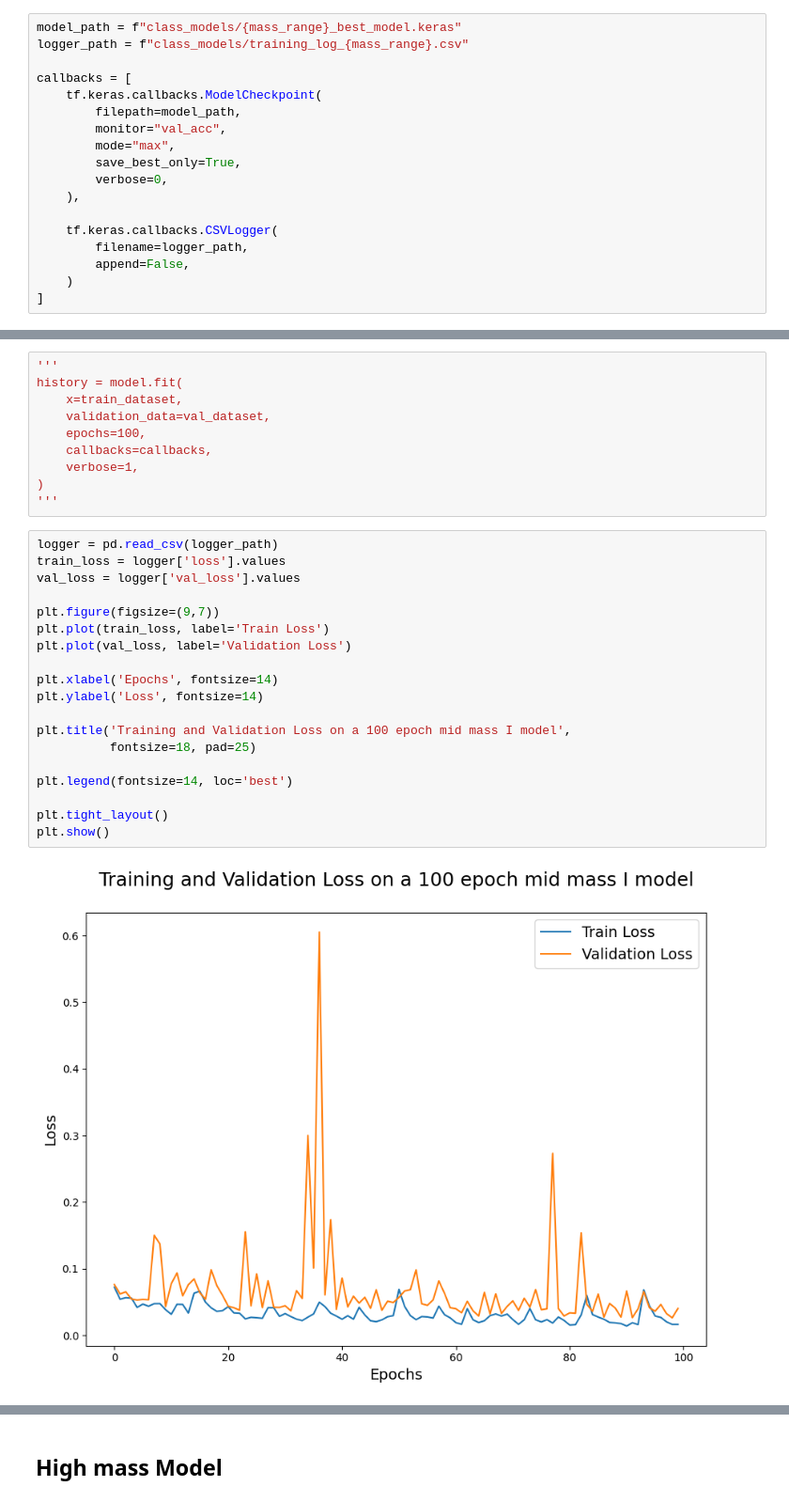
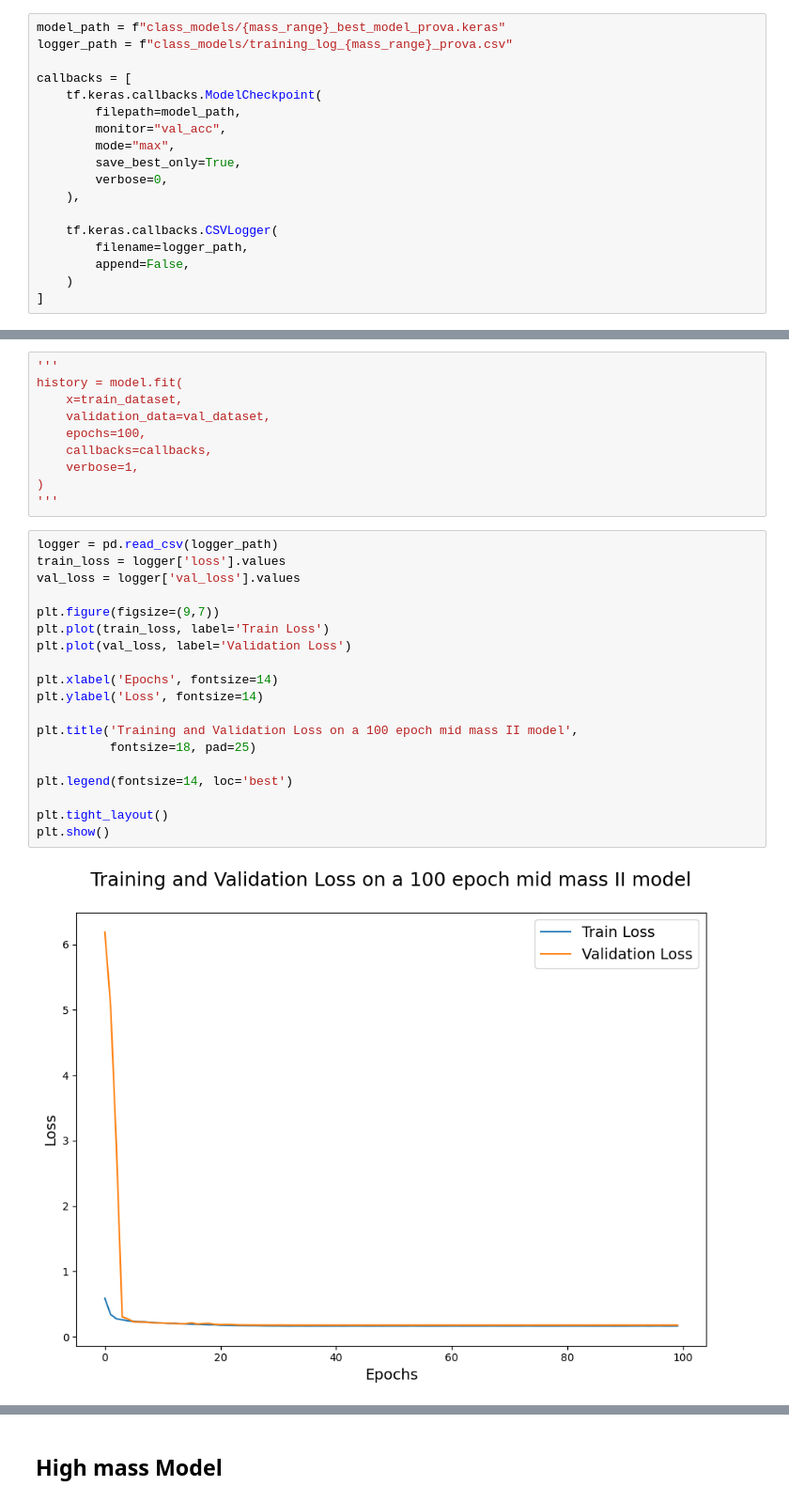
Before and after one commit to gaiavolpi/Thesis, a Jupyter notebook: 3_classification.ipynb, the cells around one changed output, grey strips where cells are left out. Shown: that part at 94% size. Saved outputs shown, nothing was run; the diff lists cells and outputs as text.

```diff
--- a/3_classification.ipynb
+++ b/3_classification.ipynb
@@ -398,8 +455,8 @@ train_dataset = make_dataset(X_train, y_train, classification=True,, batch_size=
 val_dataset = make_dataset(X_val, y_val, classification=True, batch_size=64)
 test_dataset = make_dataset(X_test, y_test, classification=True, batch_size=64, shuffle=False)
 # %%
-model_path = f"class_models/{mass_range}_best_model.keras"
-logger_path = f"class_models/training_log_{mass_range}.csv"
+model_path = f"class_models/{mass_range}_best_model_prova.keras"
+logger_path = f"class_models/training_log_{mass_range}_prova.csv"
 
 callbacks = [
     tf.keras.callbacks.ModelCheckpoint(
@@ -428,24 +501,24 @@ history = model.fit(
 # %%
 logger = pd.read_csv(logger_path)
 train_loss = logger['loss'].values
 val_loss = logger['val_loss'].values
 
 plt.figure(figsize=(9,7))
 plt.plot(train_loss, label='Train Loss')
 plt.plot(val_loss, label='Validation Loss')
 
 plt.xlabel('Epochs', fontsize=14)
 plt.ylabel('Loss', fontsize=14)
 
-plt.title('Training and Validation Loss on a 100 epoch mid mass I model',
+plt.title('Training and Validation Loss on a 100 epoch mid mass II model',
           fontsize=18, pad=25)
 
 plt.legend(fontsize=14, loc='best')
 
 plt.tight_layout()
 plt.show()
 # %% [output]
-[figure, old version]
+[figure, new version]
 # %%
 model = tf.keras.models.load_model(model_path)
 
```
Also changed, not shown: parts of 29 cells of this notebook, 15 other files.
